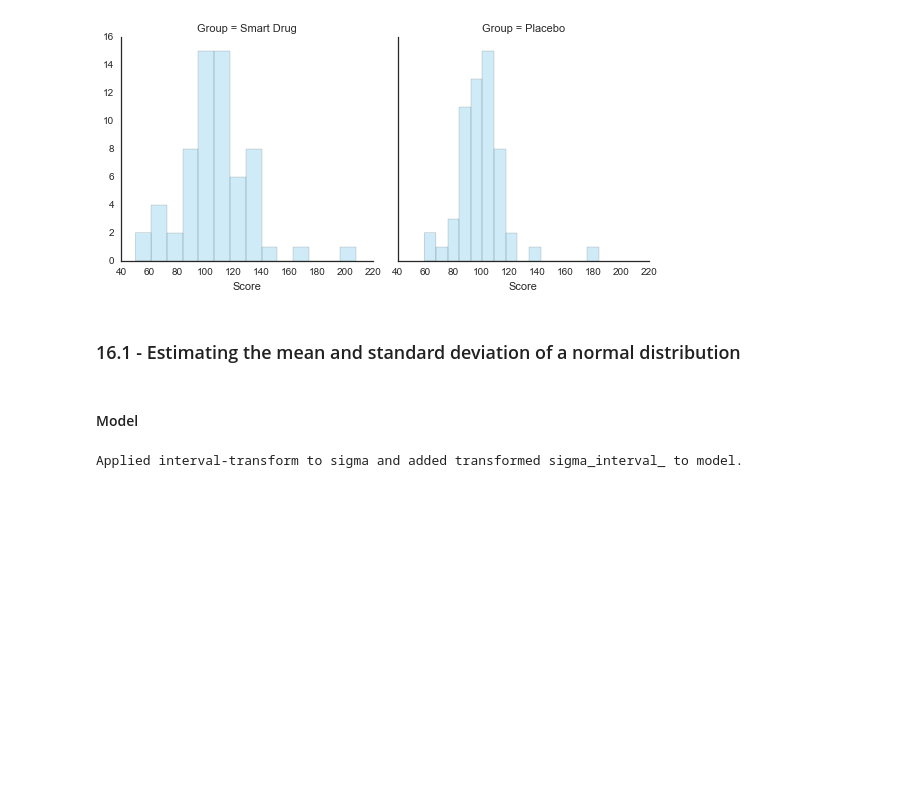
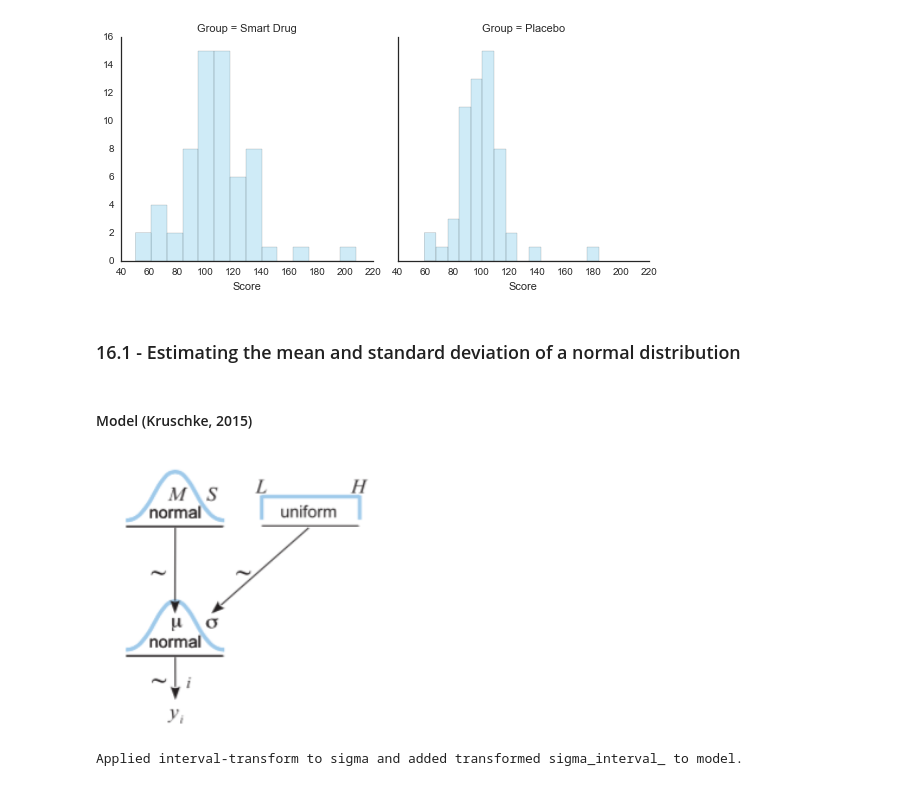
Before and after one commit to JWarmenhoven/DBDA-python, a Jupyter notebook: Notebooks/Chapter 16.ipynb, the cells around one changed output. Cells and saved outputs as stored; diff of their text form; code cells hidden in the pictures; blank space fills up the shorter version.

```diff
--- a/Notebooks/Chapter 16.ipynb
+++ b/Notebooks/Chapter 16.ipynb
@@ -104,7 +105,11 @@ y = df['Score'][df.Group == 'Smart Drug']
 # %% [markdown]
 ### 16.1 - Estimating the mean and standard deviation of a normal distribution
 # %% [markdown]
-#### Model
+#### Model (Kruschke, 2015)
+# %%
+Image('images/fig16_2.png', width=300)
+# %% [output]
+[figure, added]
 # %%
 with pmc.Model() as model:
     mu = pmc.Normal('mu', y.mean(), sd=y.std())
```
Also changed, not shown: parts of 6 cells of this notebook, 2 other files.
